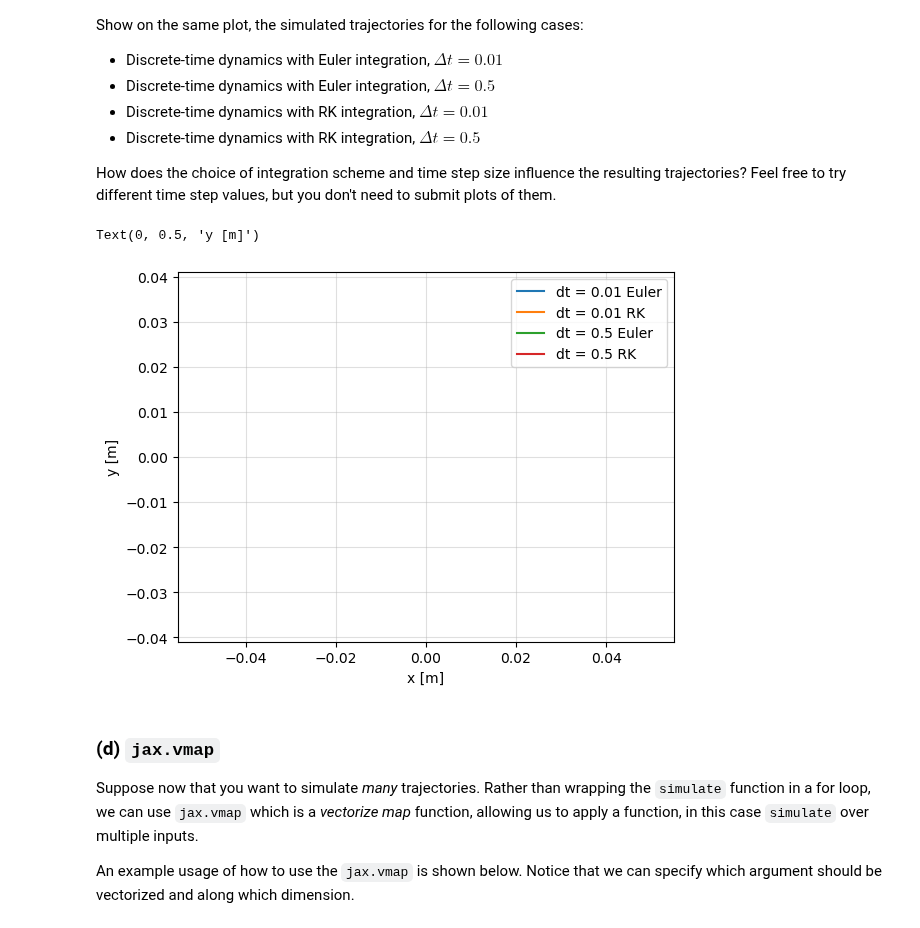
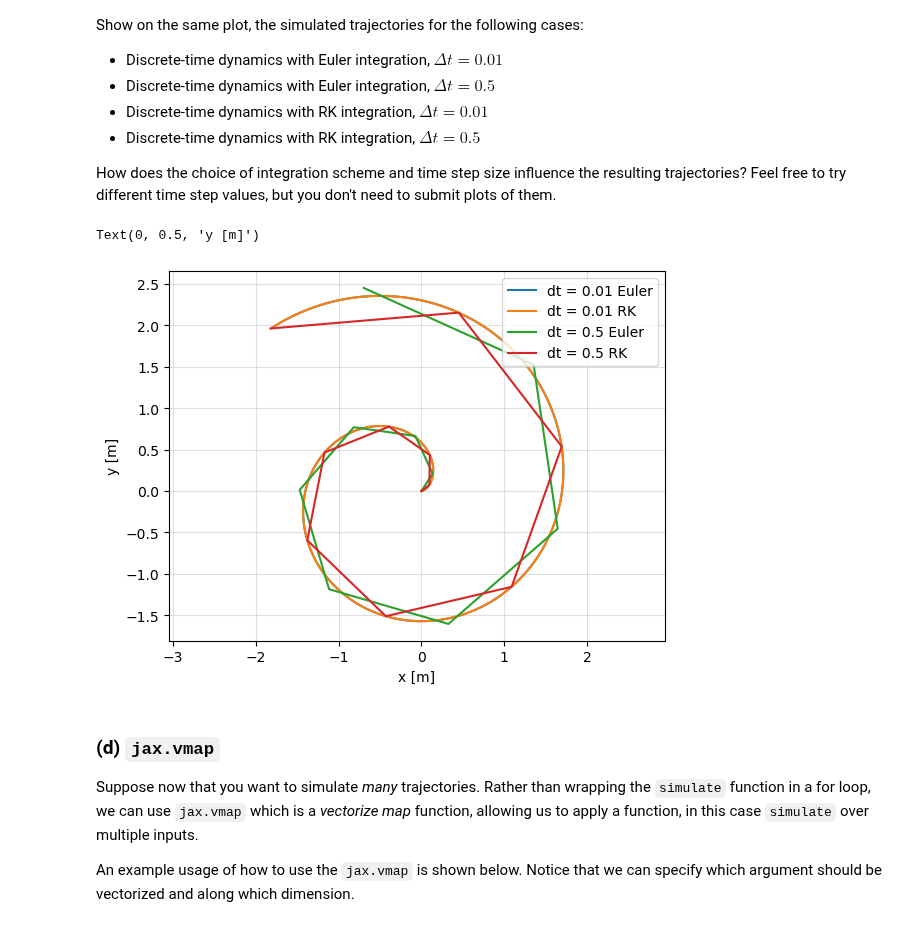
Before and after one commit to arieltynan/ME-548, a Jupyter notebook: hw01.ipynb, the cells around one changed output. Drawn from its saved outputs; the diff is of its cells as text; code cells hidden in the pictures.

```diff
--- a/hw01.ipynb
+++ b/hw01.ipynb
@@ -48,10 +49,15 @@ $$
 $$
 # %%
 def dynamic_unicycle_ode(state, control, time):
-    '''
-    fill code here
-    '''
-    return jnp.zeros(4) # update this line
+    x, y, theta, v = state
+    omega = control[0]
+    a = control[1]
+    dxdt = v*jnp.cos(theta)
+    dydt = v*jnp.sin(theta)
+    dthetadt = omega
+    dvdt = a
+
+    return jnp.array([dxdt, dydt, dthetadt, dvdt])
 
 
 state_dim = 4
@@ -67,23 +73,19 @@ Implement both Euler integation and Runge-Kutta integration to obtain the discre
 def euler_integrate(dynamics, dt):
     # zero-order hold
     def integrator(x, u, t):
-        '''
-        fill code here
-        '''
-        return jnp.zeros_like(x) # update this line
-
+        dx = dynamics(x, u, t)
+        return x + dt * dx
     return integrator
-
 
 
 def runge_kutta_integrator(dynamics, dt=0.1):
     # zero-order hold
     def integrator(x, u, t):
-        '''
-        fill code here
-        '''
-        return jnp.zeros_like(x) # update this line
-
+        k1 = dynamics(x, u, t)
+        k2 = dynamics(x + 0.5 * dt * k1, u, t + 0.5 * dt)
+        k3 = dynamics(x + 0.5 * dt * k2, u, t + 0.5 * dt)
+        k4 = dynamics(x + dt * k3, u, t + dt)
+        return x + (dt / 6.0) * (k1 + 2*k2 + 2*k3 + k4)
     return integrator
 # %%
 # example usage of the integrators
@@ -110,10 +112,16 @@ Show on the same plot, the simulated trajectories for the following cases:
 How does the choice of integration scheme and time step size influence the resulting trajectories? Feel free to try different time step values, but you don't need to submit plots of them.
 # %%
 def simulate(dynamics, initial_state, controls, dt):
-    '''
-    fill code here
-    '''
-    return jnp.zeros((1, 4)) # update this line
+    state = initial_state
+    trajectory = [state]
+    time = 0.0
+
+    for u in controls:
+        state = dynamics(state, u, time)
+        trajectory.append(state)
+        time += dt
+
+    return jnp.stack(trajectory)
 
 
 # code to loop over the different integrators and step sizes
@@ -124,34 +132,34 @@ control = jnp.array([2.0, 1.0])  # constant control over the 5 second duration.
 duration = 5.0
 dts = [0.01, 0.5]
 
 for dt in dts:
     num_steps = int(duration / dt)
     controls = [control] * num_steps
 
     # construct the discrete dynamics for given timestep
     discrete_dynamics_euler = Dynamics(
         euler_integrate(continuous_dynamics, dt), state_dim, control_dim
     )
     discrete_dynamics_rk = Dynamics(
         runge_kutta_integrator(continuous_dynamics, dt), state_dim, control_dim
     )
 
     # simulate dynamics
     xs_euler = simulate(discrete_dynamics_euler, initial_state, controls, dt)
     xs_rk = simulate(discrete_dynamics_rk, initial_state, controls, dt)
 
     # plot the trajectories
     plt.plot(xs_euler[:, 0], xs_euler[:, 1], label=f"dt = {dt} Euler")
     plt.plot(xs_rk[:, 0], xs_rk[:, 1], label=f"dt = {dt} RK")
     plt.legend()
 
 plt.grid(alpha=0.4)
 plt.axis("equal")
 plt.xlabel("x [m]")
 plt.ylabel("y [m]")
 # %% [output]
 Text(0, 0.5, 'y [m]')
-[figure, old version]
+[figure, new version]
 # %% [markdown]
 ### (d) `jax.vmap`
 Suppose now that you want to simulate *many* trajectories. Rather than wrapping the `simulate` function in a for loop, we can use `jax.vmap` which is a *vectorize map* function, allowing us to apply a function, in this case `simulate` over multiple inputs.
```
Also changed, not shown: parts of 10 cells of this notebook.
